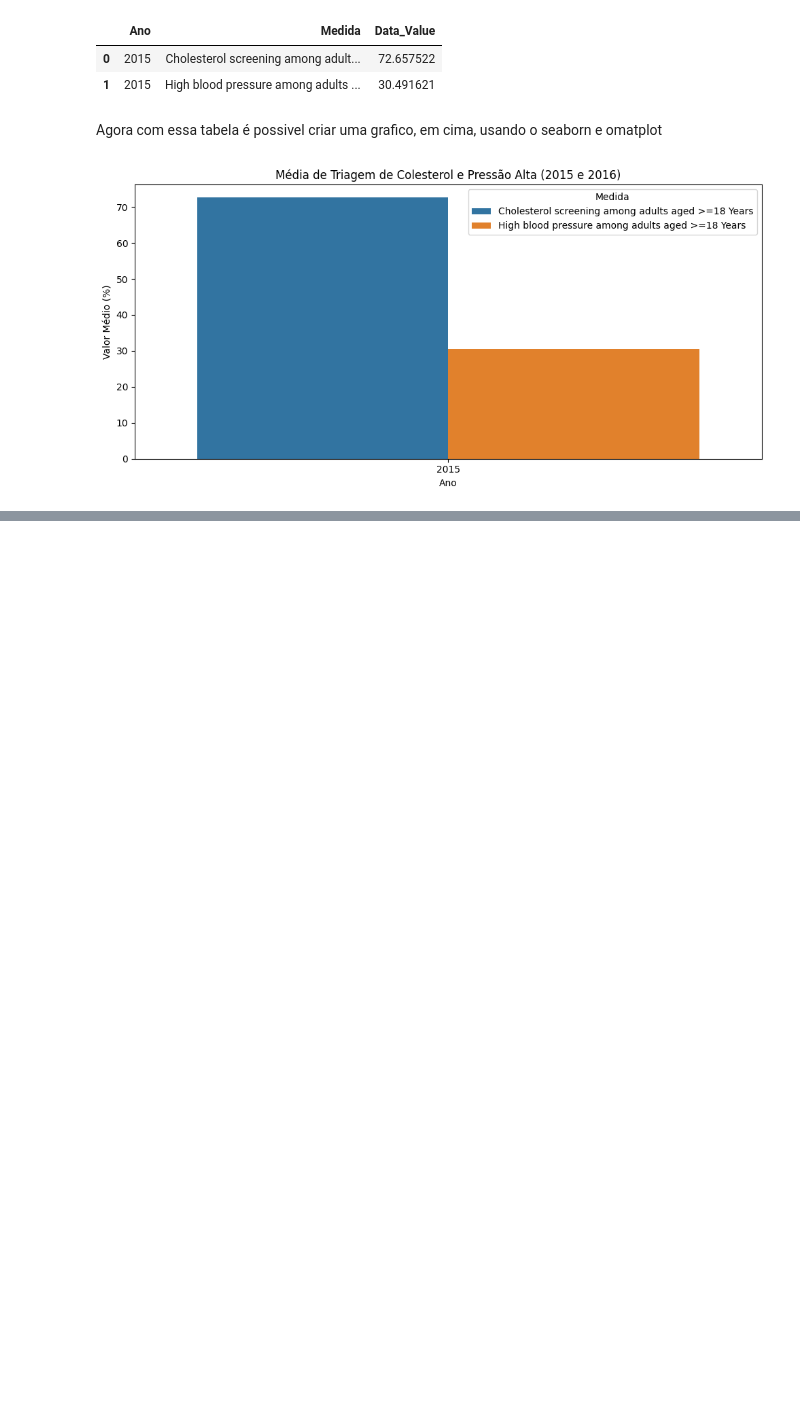
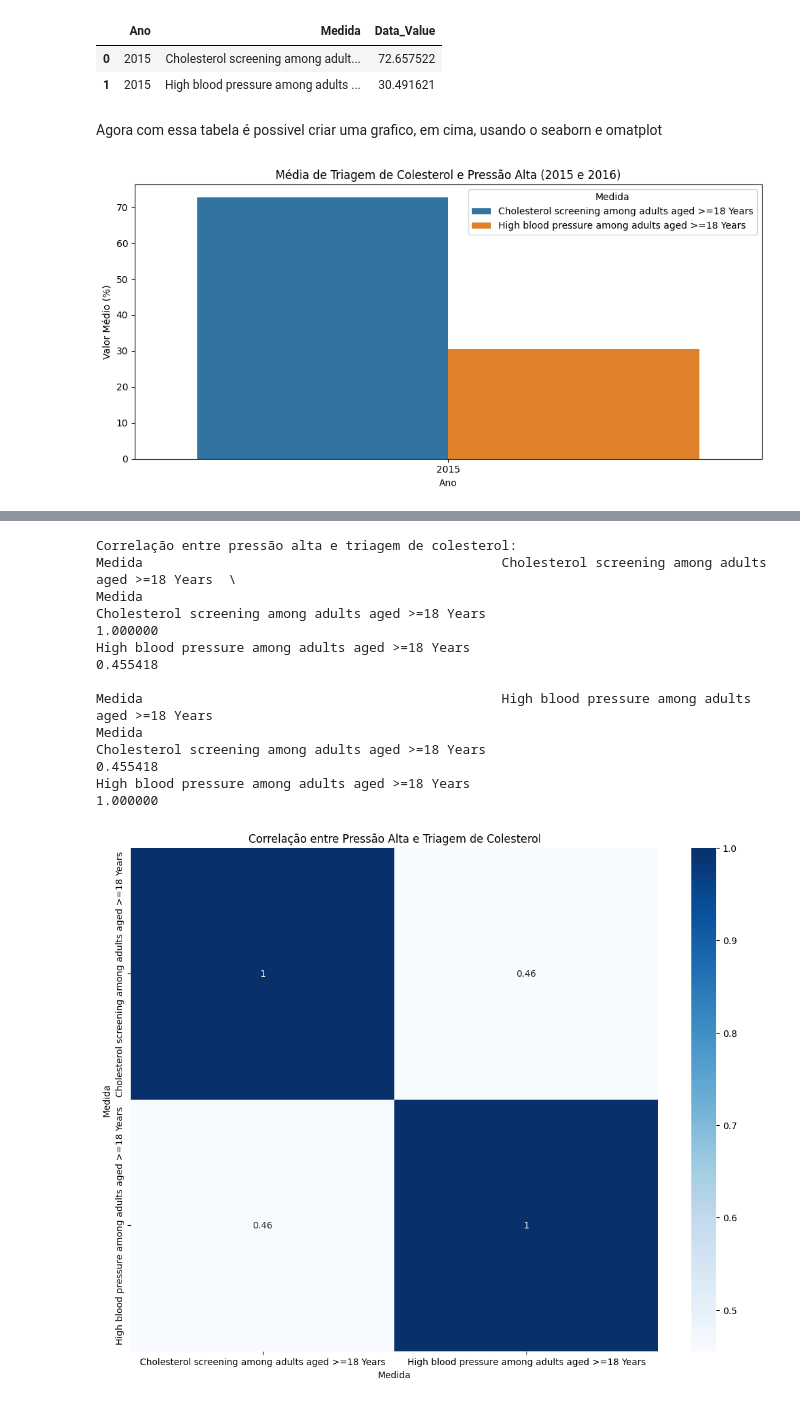
Before and after one commit to Lyanan85/In-GameSeries, a Jupyter notebook: projeot1.ipynb, the cells around one changed output, grey strips where cells are left out. Cells and saved outputs as stored; diff of their text form; code cells hidden in the pictures; blank space fills up the shorter version.

```diff
--- a/projeot1.ipynb
+++ b/projeot1.ipynb
@@ -403,0 +539,25 @@ plt.show()
+# %%
+    # Calcular a correlação entre pressão alta e triagem de colesterol
+correlacao = FiltroEstados.corr()
+
+print("Correlação entre pressão alta e triagem de colesterol:")
+print(correlacao)
+
+# Visualizando a correlação em um heatmap
+plt.figure(figsize=(13, 10))
+sns.heatmap(correlacao, annot=True, cmap="Blues")
+
+plt.title("Correlação entre Pressão Alta e Triagem de Colesterol")
+plt.show()
+# %% [output]
+Correlação entre pressão alta e triagem de colesterol:
+Medida                                              Cholesterol screening among adults aged >=18 Years  \
+Medida
+Cholesterol screening among adults aged >=18 Years                                           1.000000
+High blood pressure among adults aged >=18 Years                                             0.455418
+
+Medida                                              High blood pressure among adults aged >=18 Years
+Medida
+Cholesterol screening among adults aged >=18 Years                                          0.455418
+High blood pressure among adults aged >=18 Years                                            1.000000
+[figure, added]
```
Also changed, not shown: parts of 27 cells of this notebook.
